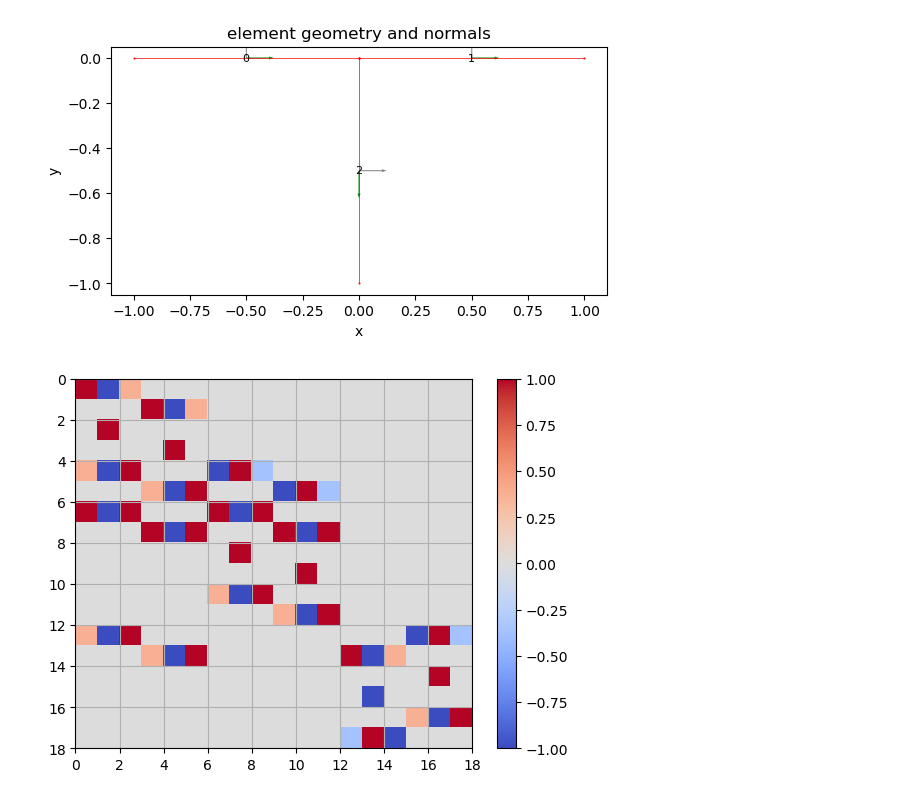
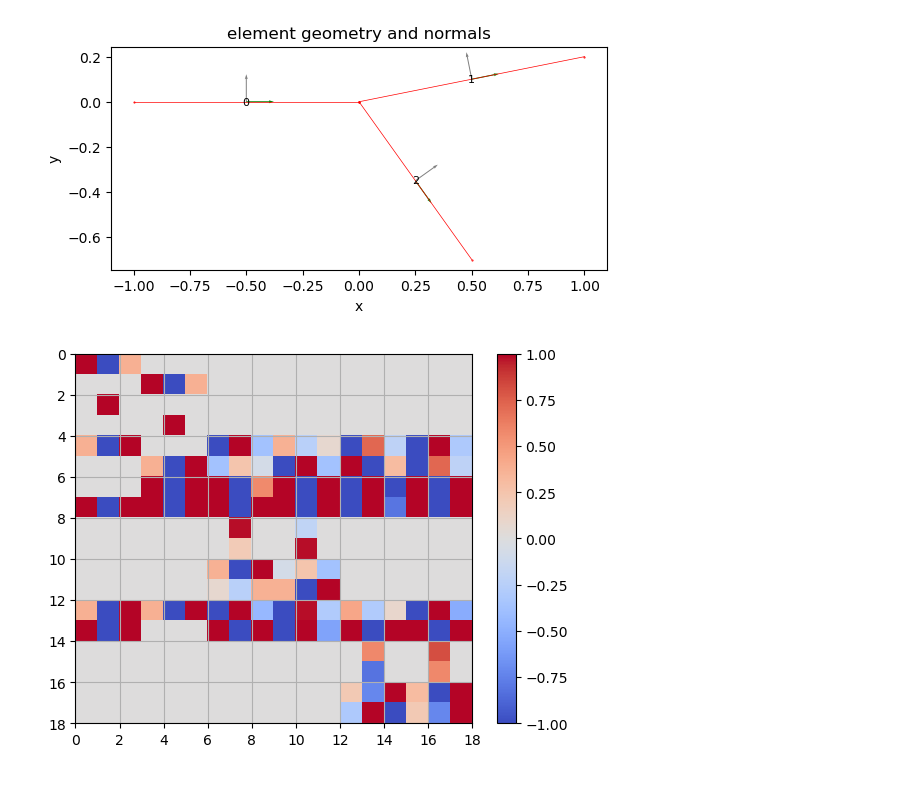
Before and after one commit to mallickrishg/bemcs, a Jupyter notebook: examples/examples_3_simpleintersectingfaults.ipynb, the cells around one changed output. Saved outputs shown, nothing was run; the diff lists cells and outputs as text; code cells hidden in the pictures.

```diff
--- a/examples/examples_3_simpleintersectingfaults.ipynb
+++ b/examples/examples_3_simpleintersectingfaults.ipynb
@@ -21,25 +21,25 @@ def create_geometry(x1,x2,y1,y2):
 # %%
 # Elastic parameters
 mu = 1
 nu = 0.25
 
 x1 = np.array((-1.,0,0))
-x2 = np.array((0.,1.,0.))
+x2 = np.array((0.,1.,0.5))
 y1 = np.array((0.,0.,0.))
-y2 = np.array((0.,0.,-1.))
+y2 = np.array((0.,0.2,-0.7))
 
 elements = create_geometry(x1,x2,y1,y2)
 n_elements = len(elements)
 
 # slip vector
-slip_vector_x = np.array((1.,1.0,0.))
-slip_vector_y = np.array((0.,0.,1.0))
+slip_vector_x = np.array((0.5,1.0,0.7))
+slip_vector_y = np.array((0.,0.,0.0))
 
 plt.figure()
 bemcs.plot_element_geometry(elements)
 plt.show()
 # %% [output]
-[figure, old version]
+[figure, new version]
 # %%
 # observation point
 n_obs = 100
@@ -91,22 +91,37 @@ matrix_system[2::6,:] = matrix_slip[2::6,:] # x component
 matrix_system[3::6,:] = matrix_slip[3::6,:] # y component
 
 # overlapping interior nodes (apply slip continuity and smoothness)
+# perhaps we can impose 3 continuity and 3 smoothness equations? instead of 4 and 4? but how?
 # continuity
 # elements 1 and 2
-matrix_system[4,:] = matrix_slip[4,:] - matrix_slip[6,:]# x component
-matrix_system[5,:] = matrix_slip[5,:] - matrix_slip[7,:]# y component
+# matrix_system[4,:] = matrix_slip[4,:] - matrix_slip[6,:]# x component
+# matrix_system[5,:] = matrix_slip[5,:] - matrix_slip[7,:]# y component
+# # elements 1 and 3
+# matrix_system[12,:] = matrix_slip[6,:] - matrix_slip[12,:]# x component
+# matrix_system[13,:] = matrix_slip[7,:] - matrix_slip[13,:]# y component
+
+matrix_system[4,:] = matrix_slip[4,:] - matrix_slip[6,:] - matrix_slip[12,:]# x component
+matrix_system[5,:] = matrix_slip[5,:] - matrix_slip[7,:] - matrix_slip[13,:]# y component
+matrix_system[12,:] = matrix_slip[4,:] - matrix_slip[6,:] - matrix_slip[12,:] +\
+    matrix_slip[5,:] - matrix_slip[7,:] - matrix_slip[13,:]
+# x component
+matrix_system[13,:] = matrix_slipgradient[4,:] - matrix_slipgradient[6,:] - matrix_slipgradient[12,:]# x component
+matrix_system[6,:] = matrix_slipgradient[5,:] - matrix_slipgradient[7,:] - matrix_slipgradient[13,:]# y component
+matrix_system[7,:] = matrix_slipgradient[4,:] - matrix_slipgradient[6,:] - matrix_slipgradient[12,:] +\
+    matrix_slipgradient[5,:] - matrix_slipgradient[7,:] - matrix_slipgradient[13,:]# x component
+
+# # smoothness
+# # elements 1 and 2
+# matrix_system[6,:] = matrix_slipgradient[4,:] - matrix_slipgradient[6,:]# x component
+# matrix_system[7,:] = matrix_slipgradient[5,:] - matrix_slipgradient[7,:]# y component
 # elements 1 and 3
-matrix_system[12,:] = matrix_slip[4,:] - matrix_slip[12,:]# x component
-matrix_system[13,:] = matrix_slip[5,:] - matrix_slip[13,:]# y component
+# matrix_system[16,:] = matrix_slipgradient[6,:] - matrix_slipgradient[12,:]# x component
+# matrix_system[17,:] = matrix_slipgradient[7,:] - matrix_slipgradient[13,:]# y component
 
-# smoothness
-# elements 1 and 2
-matrix_system[6,:] = matrix_slipgradient[4,:] - matrix_slipgradient[6,:]# x component
-matrix_system[7,:] = matrix_slipgradient[5,:] - matrix_slipgradient[7,:]# y component
-# elements 1 and 3
-if Nequations>Nunknowns:
-    matrix_system[18,:] = matrix_slipgradient[4,:] - matrix_slipgradient[12,:]# x component
-    matrix_system[19,:] = matrix_slipgradient[5,:] - matrix_slipgradient[13,:]# y component
+# if Nequations>Nunknowns:
+#     matrix_system[18,:] = matrix_slipgradient[4,:] - matrix_slipgradient[12,:]# x component
+#     matrix_system[19,:] = matrix_slipgradient[5,:] - matrix_slipgradient[13,:]# y component
+
 
 # plot design matrix
 _,ax = plt.subplots()
@@ -118,7 +133,7 @@ pc.set_clim(-1,1)
 plt.colorbar(pc)
 plt.show()
 # %% [output]
-[figure, old version]
+[figure, new version]
 # %%
 # compute quadratic node coefficients (in local (s,n) coordinates)
 quadratic_coefs = np.linalg.pinv(matrix_system) @ BCvector
```
Also changed, not shown: parts of 3 cells of this notebook.
